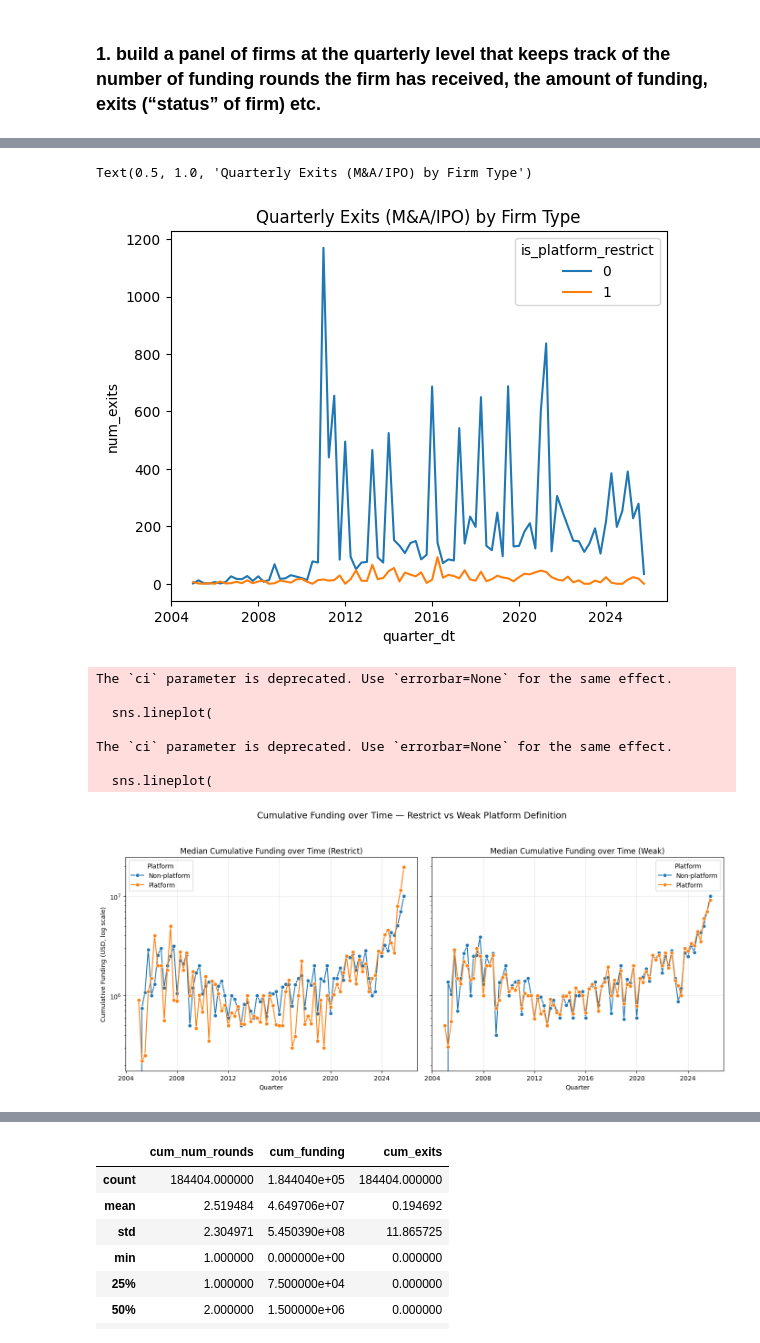
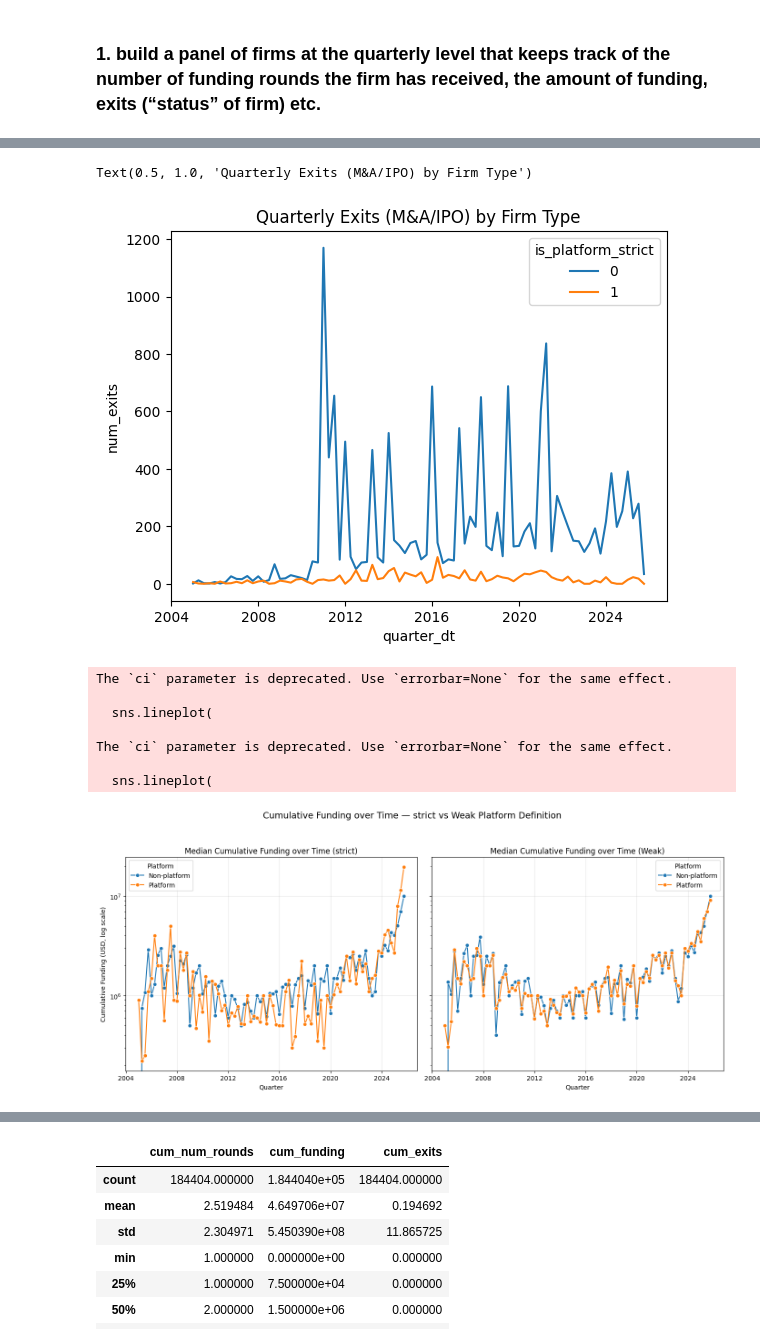
Before and after one commit to xiaohai12/RA-crunchbase-analysis, a Jupyter notebook: crunchbase_analysis.ipynb, the cells around one changed output, grey strips where cells are left out. Saved outputs shown, nothing was run; the diff lists cells and outputs as text; code cells hidden in the pictures.

```diff
--- a/crunchbase_analysis.ipynb
+++ b/crunchbase_analysis.ipynb
@@ -157,5 +196,5 @@ def check_digital_nonplatform(row):
 # %%
-df_org_fund['is_platform_restrict'] = df_org_fund.apply(lambda row: check_platform_restrict(row), axis=1)
+df_org_fund['is_platform_strict'] = df_org_fund.apply(lambda row: check_platform_strict(row), axis=1)
 df_org_fund['is_platform_weak'] = df_org_fund.apply(lambda row: check_platform_weak(row), axis=1)
 # %%
 df_org_fund['is_digital_nonplatform'] = df_org_fund.apply(lambda row: check_digital_nonplatform(row), axis=1)
@@ -454,7 +502,7 @@ plt.show()
 # %% [markdown]
 ### 1. build a panel of firms at the quarterly level that keeps track of the number of funding rounds the firm has received, the amount of funding, exits (“status” of firm) etc.
 # %%
-df_quarterly = df_org_fund[['uuid', 'name', 'type','created_at', 'num_funding_rounds', 'total_funding_usd', 'founded_on', 'last_funding_on','num_exits', 'FR_name', 'FR_investment_type', 'FR_announced_on', 'FR_raised_amount_usd', 'is_vc_funded', 'num_category_platform', 'num_category_nonplatform', 'num_keyword_platform', 'num_keyword_nonplatform', 'is_platform_restrict', 'is_platform_weak']].copy()
+df_quarterly = df_org_fund[['uuid', 'name', 'type','created_at', 'num_funding_rounds', 'total_funding_usd', 'founded_on', 'last_funding_on','num_exits', 'FR_name', 'FR_investment_type', 'FR_announced_on', 'FR_raised_amount_usd', 'is_vc_funded', 'num_category_platform', 'num_category_nonplatform', 'num_keyword_platform', 'num_keyword_nonplatform', 'is_platform_strict', 'is_platform_weak']].copy()
 # Convert relevant dates to datetime if not already
 df_quarterly['FR_announced_on'] = pd.to_datetime(df_quarterly['FR_announced_on'])
 
@@ -478,7 +526,7 @@ quarterly_funding = df_quarterly.groupby(['uuid', 'quarter']).agg({
     'is_vc_funded': 'first',
     'num_category_platform': 'first',
     'num_category_nonplatform': 'first',
-    'is_platform_restrict': 'first',
+    'is_platform_strict': 'first',
     'is_platform_weak': 'first'
 }).reset_index()
 
@@ -504,26 +552,3 @@ quarterly_funding[quarterly_funding['uuid']=='845a7147-8b85-093a-54f4-d0f7e891aa
 | 132934 | 845a7147-8b85-093a-54f4-d0f7e891aa20 | 2015Q2 | Abogen | organization | 2016-11-28 06:40:03 | 1 | 1405000.0 | 2011-01-01 | ... |
 | 132935 | 845a7147-8b85-093a-54f4-d0f7e891aa20 | 2016Q2 | Abogen | organization | 2016-11-28 06:40:03 | 1 | 1405000.0 | 2011-01-01 | ... |
 | 132936 | 845a7147-8b85-093a-54f4-d0f7e891aa20 | 2016Q3 | Abogen | organization | 2016-11-28 06:40:03 | 1 | 1405000.0 | 2011-01-01 | ... |
-# %%
-# Group by uuid and quarter to get per-quarter metrics
-quarterly_funding = df_quarterly.groupby(['uuid', 'quarter']).agg({
-    'name': 'first',
-    'type': 'first',
-    'founded_on': 'first',
-    'FR_name': 'count',  # count number of rounds in quarter
-    'FR_raised_amount_usd': 'sum',  # sum amount in quarter
-    'num_exits': lambda x: x.fillna(0).sum(),  # sum exits in quarter
-    'is_platform_restrict': 'first',
-    'is_platform_weak': 'first'
-}).reset_index()
-
-# Sort by uuid and quarter
-quarterly_funding = quarterly_funding.sort_values(['uuid', 'quarter'])
-
-# Add cumulative metrics
-quarterly_funding['cum_rounds'] = quarterly_funding.groupby('uuid')['FR_name'].cumsum()
-quarterly_funding['cum_funding'] = quarterly_funding.groupby('uuid')['FR_raised_amount_usd'].cumsum()
-quarterly_funding['cum_exits'] = quarterly_funding.groupby('uuid')['num_exits'].cumsum()
-
-# Display first few rows to verify
-quarterly_funding.head()
@@ -546,28 +555,27 @@ quarterly_funding.head()
 # %%
-exit_trend = quarterly_funding.groupby(['quarter_dt','is_platform_restrict'])['num_exits'].sum().reset_index()
-sns.lineplot(data=exit_trend, x='quarter_dt', y='num_exits', hue='is_platform_restrict')
+quarterly_funding['quarter_dt'] = pd.PeriodIndex(quarterly_funding['quarter'], freq='Q').to_timestamp()
+exit_trend = quarterly_funding.groupby(['quarter_dt','is_platform_strict'])['num_exits'].sum().reset_index()
+sns.lineplot(data=exit_trend, x='quarter_dt', y='num_exits', hue='is_platform_strict')
 plt.title('Quarterly Exits (M&A/IPO) by Firm Type')
 # %% [output]
 Text(0.5, 1.0, 'Quarterly Exits (M&A/IPO) by Firm Type')
-[figure, old version]
+[figure, new version]
 # %%
 
-quarterly_funding['quarter_dt'] = pd.PeriodIndex(quarterly_funding['quarter'], freq='Q').to_timestamp()
-# Create subplots
 fig, axes = plt.subplots(1, 2, figsize=(14, 6), sharey=True)
 
-# ---------------- Restrict ----------------
+# ---------------- strict ----------------
 sns.lineplot(
     data=quarterly_funding,
     x='quarter_dt',
     y='cum_funding',
-    hue='is_platform_restrict',
+    hue='is_platform_strict',
     estimator='median',
     ci=None,
     ax=axes[0],
     marker='o'
 )
-axes[0].set_title('Median Cumulative Funding over Time (Restrict)')
+axes[0].set_title('Median Cumulative Funding over Time (strict)')
 axes[0].set_xlabel('Quarter')
 axes[0].set_ylabel('Cumulative Funding (USD, log scale)')
 axes[0].set_yscale('log')
@@ -593,7 +601,7 @@ axes[1].legend(title='Platform', labels=['Non-platform','Platform'])
 axes[1].grid(alpha=0.3)
 
 # Adjust layout
-plt.suptitle('Cumulative Funding over Time — Restrict vs Weak Platform Definition', fontsize=14, y=1.05)
+plt.suptitle('Cumulative Funding over Time — strict vs Weak Platform Definition', fontsize=14, y=1.05)
 plt.tight_layout()
 plt.show()
 # %% [output]
@@ -604,7 +612,7 @@ The `ci` parameter is deprecated. Use `errorbar=None` for the same effect.
 The `ci` parameter is deprecated. Use `errorbar=None` for the same effect.
 
   sns.lineplot(
-[figure, old version]
+[figure, new version]
 # %%
 
 quarterly_funding['quarter_dt'] = pd.PeriodIndex(quarterly_funding['quarter'], freq='Q').to_timestamp()
```
Also changed, not shown: parts of 60 cells of this notebook, 2 other files.
